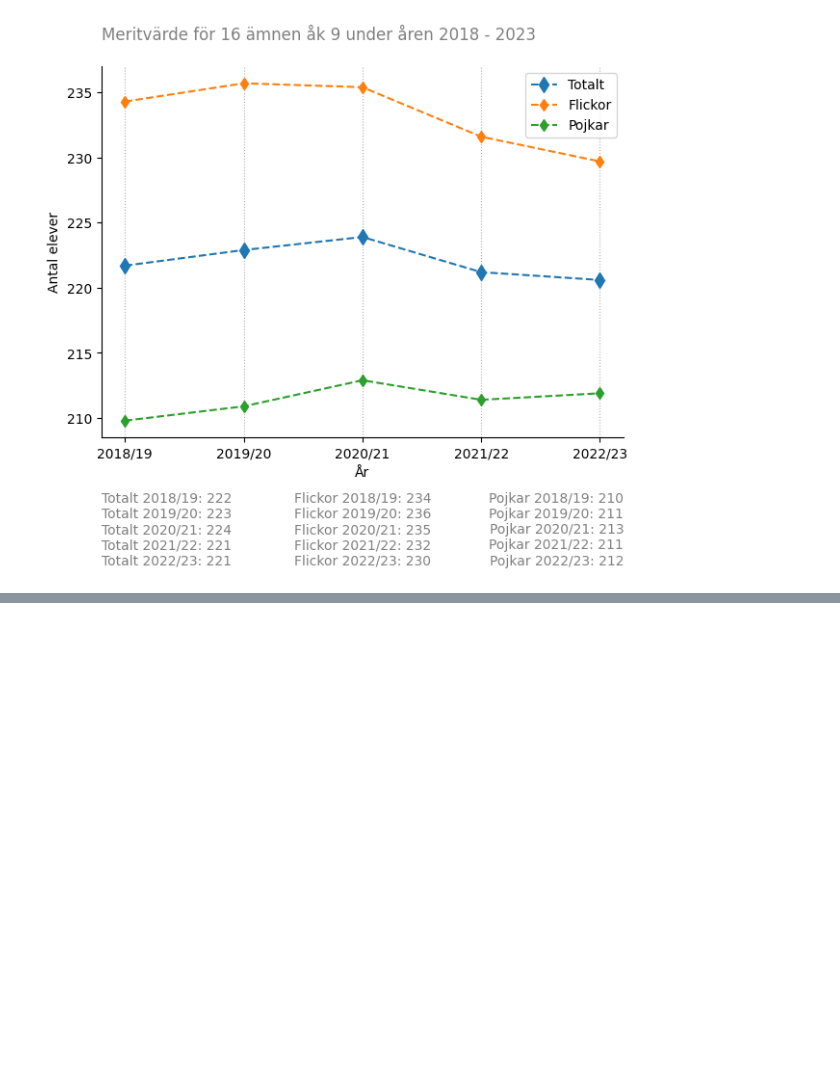
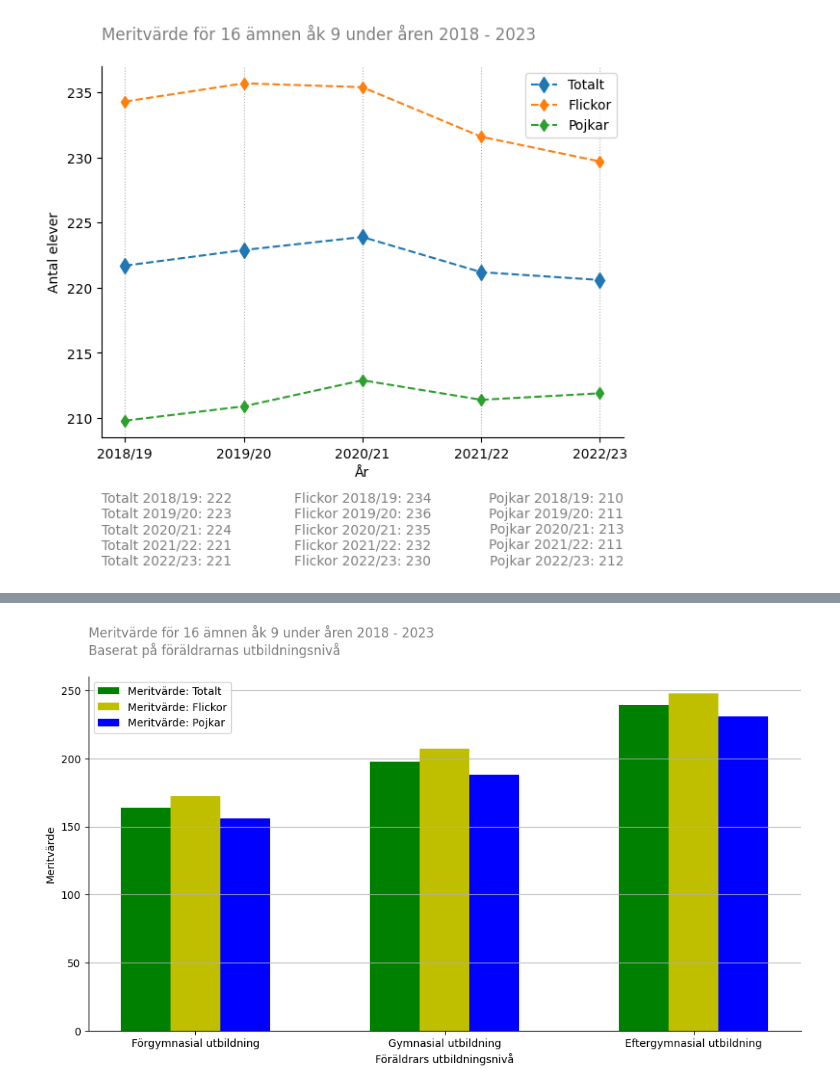
Before and after one commit to SandraAnder/Python-Sandra-Andersson-OPA23, a Jupyter notebook: Labb2/Laboration2.ipynb, the cells around one changed output, grey strips where cells are left out. Cells and saved outputs as stored; diff of their text form; code cells hidden in the pictures; blank space fills up the shorter version.

```diff
--- a/Labb2/Laboration2.ipynb
+++ b/Labb2/Laboration2.ipynb
@@ -479,0 +401,11 @@ plt.show()
+# %%
+# C)
+
+# Beräknar meritvärden för varje kön
+Parents_T = data_parents["Medelvärde 16 ämnen: Totalt"]
+Parents_F = data_parents["Medelvärde 16 ämnen: Flickor"]
+Parents_P = data_parents["Medelvärde 16 ämnen: Pojkar"]
+
+print(Parents_T)
+print(Parents_F)
+print(Parents_P)
@@ -479,0 +425,44 @@ plt.show()
+# %%
+# C)
+
+import numpy as np
+
+# Konverterar kolumner till numeriska värden
+Parents_T_numeric = pd.to_numeric(Parents_T)
+Parents_F_numeric = pd.to_numeric(Parents_F)
+Parents_P_numeric = pd.to_numeric(Parents_P)
+
+# Skapar subplots och storlek på grafen
+fig, ax = plt.subplots(figsize=(12, 6))
+
+# Bredden på varje stapel
+bar_width = 0.2
+
+# Skapa listor för x-koordinaterna
+x_values_totalt = np.arange(len(years))
+x_values_flickor = x_values_totalt + bar_width
+x_values_pojkar = x_values_totalt + 2 * bar_width
+
+# Ritar stapeldiagram för varje kön och utbildningsnivå med de konverterade numeriska värdena
+plt.bar(x_values_totalt, Parents_T_numeric, label="Meritvärde: Totalt", color="g", width=bar_width)
+plt.bar(x_values_flickor, Parents_F_numeric, label="Meritvärde: Flickor", color="y", width=bar_width)
+plt.bar(x_values_pojkar, Parents_P_numeric, label="Meritvärde: Pojkar", color="b", width=bar_width)
+
+# Justerar etiketterna och skapar luft mellan toppetikett och graf, och vänsterplacerar topptexten
+plt.title("Meritvärde för 16 ämnen åk 9 under åren 2018 - 2023\nBaserat på föräldrarnas utbildningsnivå", pad=20, color="gray", loc="left")
+plt.xlabel("Föräldrars utbildningsnivå")
+plt.ylabel("Meritvärde")
+
+# Använd år som x-axel tick positions
+plt.xticks(x_values_totalt + bar_width, years)
+
+# Ger grafen ett rutnät
+plt.grid(axis="y")
+plt.legend()
+
+ax.spines['top'].set_visible(False)
+ax.spines['right'].set_visible(False)
+
+plt.show()
+# %% [output]
+[figure, added]
```
Also changed, not shown: parts of 10 cells of this notebook, 3 other files.
